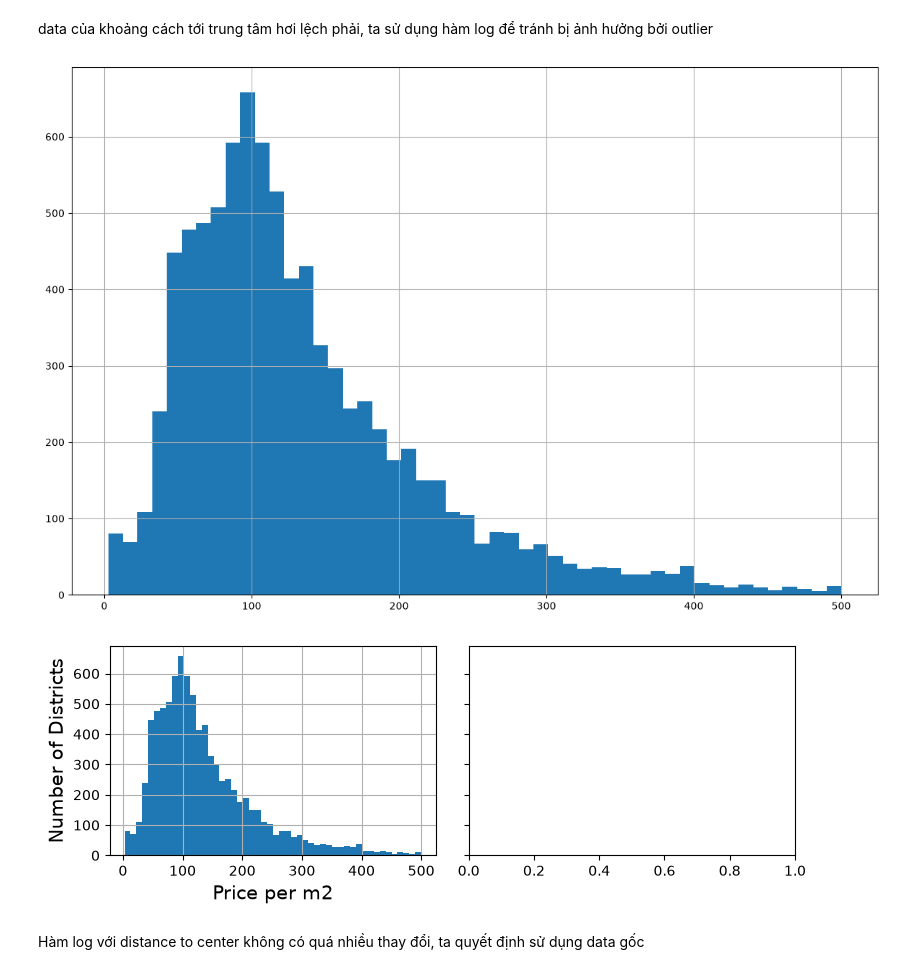
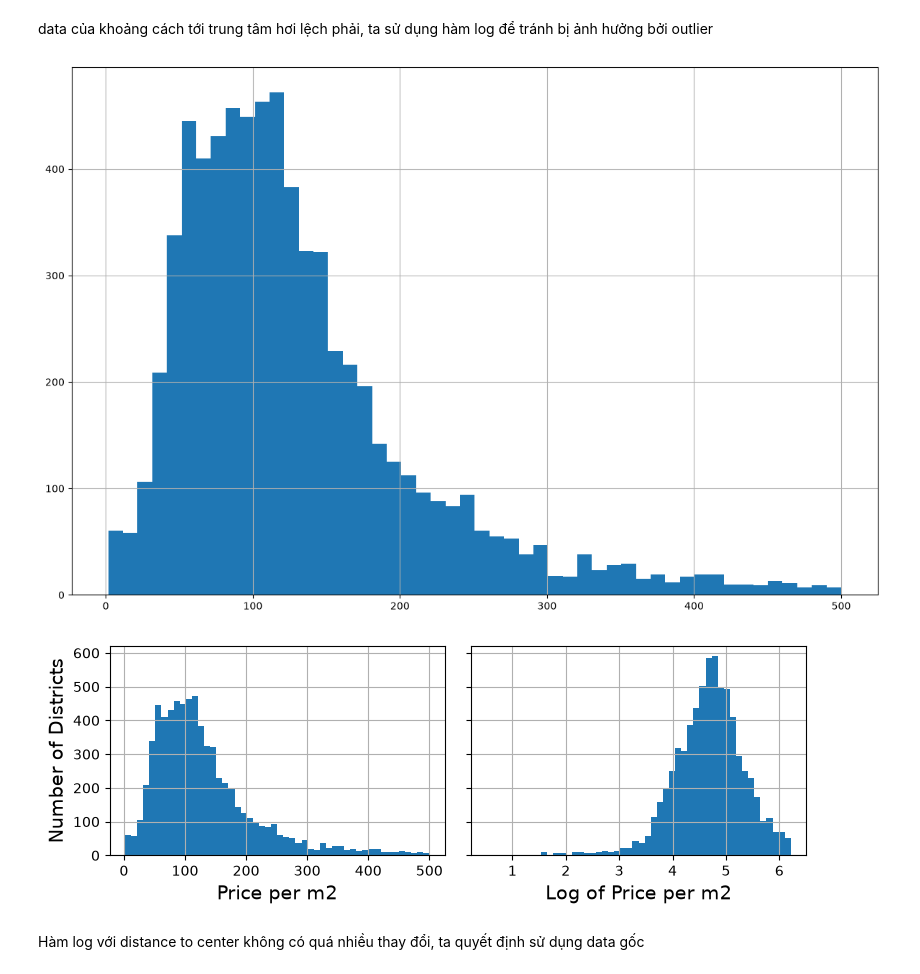
Before and after one commit to huypro2005/RAG-Real-state, a Jupyter notebook: src/notebook/predictionEDA/notebook.ipynb, the cells around one changed output. Cells and saved outputs as stored; diff of their text form; code cells hidden in the pictures.

```diff
--- a/src/notebook/predictionEDA/notebook.ipynb
+++ b/src/notebook/predictionEDA/notebook.ipynb
@@ -15,8 +15,8 @@ DATASET_PATH = "./data/price_training.csv"  # Path to your dataset
 Chuyển dữ liệu thô trong bảng `listings` thành CSV có đúng các cột `loại nhà đất, địa chỉ, giá, diện tích, giá/m2, mặt tiền, phòng ngủ, pháp lý, tọa độ x, tọa độ y, số tầng` bằng `db_to_training/build_training_csv.py`.
 Đặt `BUILD_FROM_DB = True` rồi chạy ô dưới (cần Postgres đang chạy và `PGPASSWORD`); ô sẽ ghi `data/price_training_db.csv` và dùng nó làm `DATASET_PATH`. Mặc định giữ nguyên `price_training.csv`.
 # %%
-BUILD_FROM_DB = False  # True: tạo CSV huấn luyện từ database rồi dùng nó thay cho price_training.csv
-DB_URL = "postgresql://postgres:<mật khẩu>@localhost:5433/housing_dev"
+BUILD_FROM_DB = True  # True: tạo CSV huấn luyện từ database rồi dùng nó thay cho price_training.csv
+DB_URL = "postgresql://postgres:123456789@localhost:5433/housing_dev"
 
 if BUILD_FROM_DB:
     import sys
@@ -68,6 +74,9 @@ def haversine(lat1, lon1, lat2, lon2):
 
     return R*c
 
+# Bỏ các dòng thiếu tọa độ x hoặc y
+df = df.dropna(subset=["tọa độ x", "tọa độ y"]).reset_index(drop=True)
+
 df["cách trung tâm"] = haversine(
     df["tọa độ x"],
     df["tọa độ y"],
@@ -597,18 +611,19 @@ data của khoảng cách tới trung tâm hơi lệch phải, ta sử dụng h
 housing_2["giá/m2"].hist(bins=50, figsize=(12, 8))
 save_fig("price_per_sqm_histogram")  # extra code
 # %% [output]
-[figure, old version]
+[figure, new version]
 # %%
 fig, axs = plt.subplots(1, 2, figsize=(8, 3), sharey=True)
 housing_2["giá/m2"].hist(ax=axs[0], bins=50)
+np.log(housing_2["giá/m2"]).hist(ax=axs[1], bins=50)
 
 axs[0].set_xlabel("Price per m2")
-# axs[1].set_xlabel("Log of Price per m2")
+axs[1].set_xlabel("Log of Price per m2")
 axs[0].set_ylabel("Number of Districts")
 save_fig("price_per_sqm_plot")  # extra code
 plt.show()
 # %% [output]
-[figure, old version]
+[figure, new version]
 # %% [markdown]
 Hàm log với distance to center không có quá nhiều thay đổi, ta quyết định sử dụng data gốc
 # %% [markdown]
```
Also changed, not shown: parts of 47 cells of this notebook, 3 other files.
